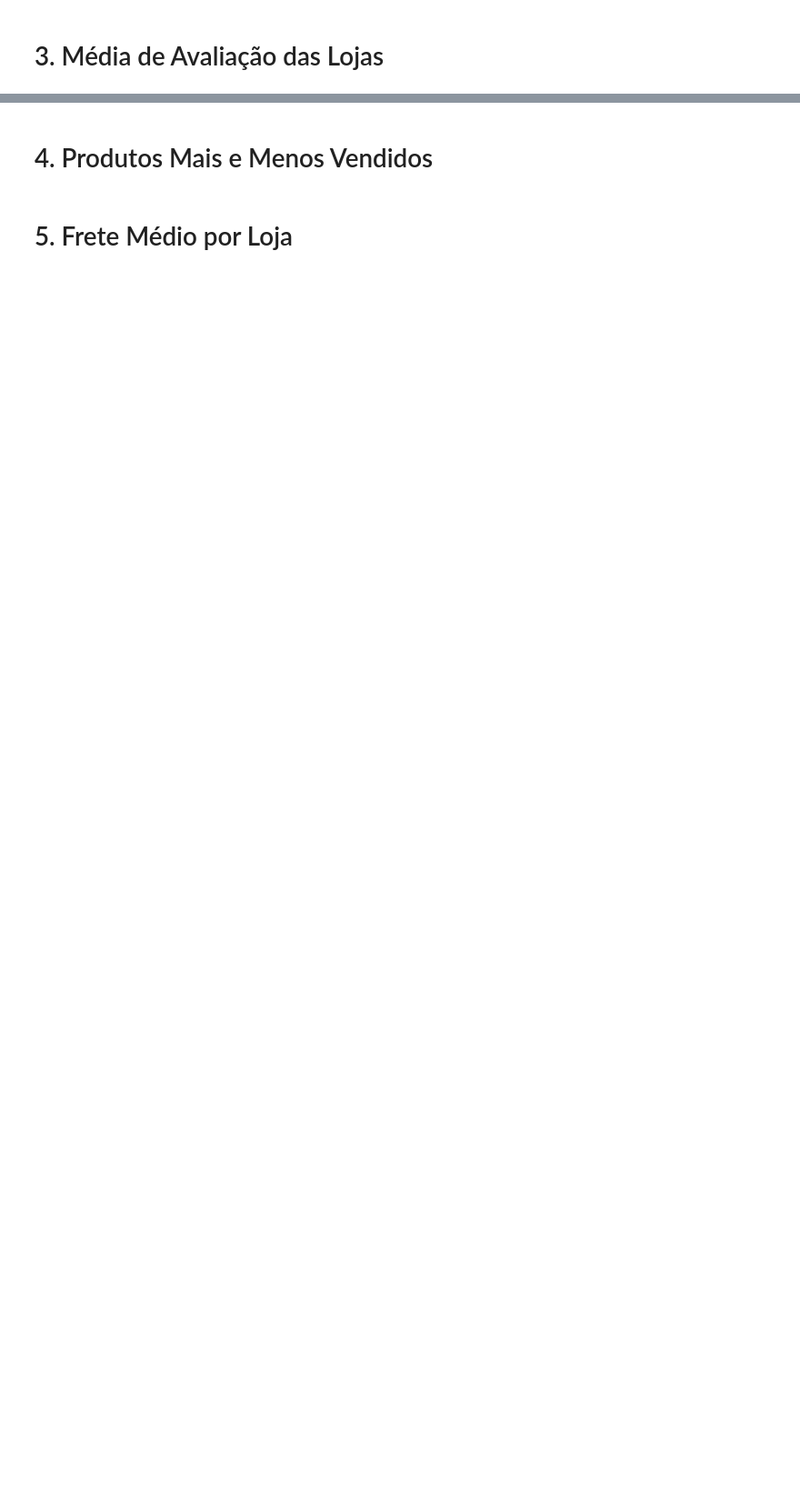
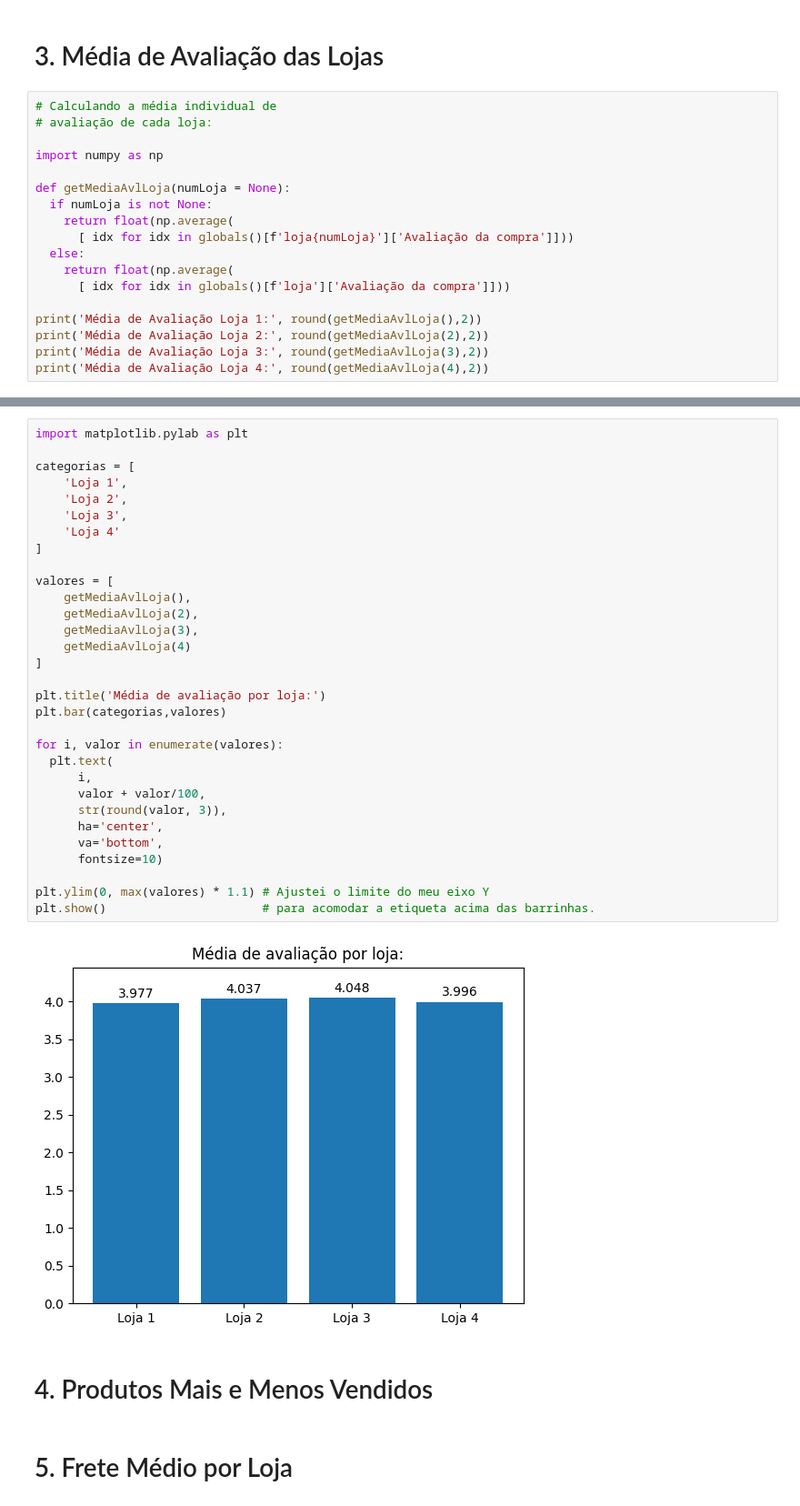
Before and after one commit to Megalonnix/ChallengeAluraStore, a Jupyter notebook: AluraStoreBr.ipynb, the cells around one changed output, grey strips where cells are left out. Shown at 91% size. Cells and saved outputs as stored; diff of their text form; blank space fills up the shorter version.

Commit message:
Implementando protótipo gráfico média de avaliação por loja.

```diff
--- a/AluraStoreBr.ipynb
+++ b/AluraStoreBr.ipynb
@@ -371,3 +371,21 @@ plt.show()
 [figure]
 # %% [markdown]
 # 3. Média de Avaliação das Lojas
+# %%
+# Calculando a média individual de
+# avaliação de cada loja:
+
+import numpy as np
+
+def getMediaAvlLoja(numLoja = None):
+  if numLoja is not None:
+    return float(np.average(
+      [ idx for idx in globals()[f'loja{numLoja}']['Avaliação da compra']]))
+  else:
+    return float(np.average(
+      [ idx for idx in globals()[f'loja']['Avaliação da compra']]))
+
+print('Média de Avaliação Loja 1:', round(getMediaAvlLoja(),2))
+print('Média de Avaliação Loja 2:', round(getMediaAvlLoja(2),2))
+print('Média de Avaliação Loja 3:', round(getMediaAvlLoja(3),2))
+print('Média de Avaliação Loja 4:', round(getMediaAvlLoja(4),2))
@@ -374,3 +397,36 @@ plt.show()
+# %%
+import matplotlib.pylab as plt
+
+categorias = [
+    'Loja 1',
+    'Loja 2',
+    'Loja 3',
+    'Loja 4'
+]
+
+valores = [
+    getMediaAvlLoja(),
+    getMediaAvlLoja(2),
+    getMediaAvlLoja(3),
+    getMediaAvlLoja(4)
+]
+
+plt.title('Média de avaliação por loja:')
+plt.bar(categorias,valores)
+
+for i, valor in enumerate(valores):
+  plt.text(
+      i,
+      valor + valor/100,
+      str(round(valor, 3)),
+      ha='center',
+      va='bottom',
+      fontsize=10)
+
+plt.ylim(0, max(valores) * 1.1) # Ajustei o limite do meu eixo Y
+plt.show()                      # para acomodar a etiqueta acima das barrinhas.
+# %% [output]
+[figure, added]
 # %% [markdown]
 # 4. Produtos Mais e Menos Vendidos
 # %% [markdown]
```
Also changed, not shown: parts of 2 cells of this notebook.
